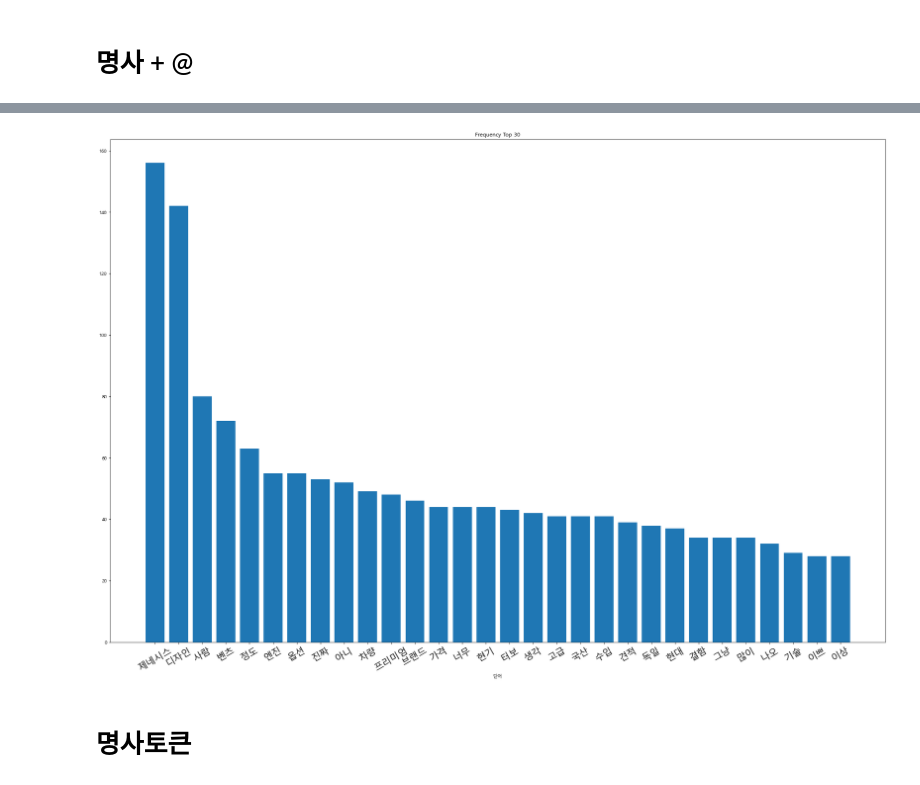
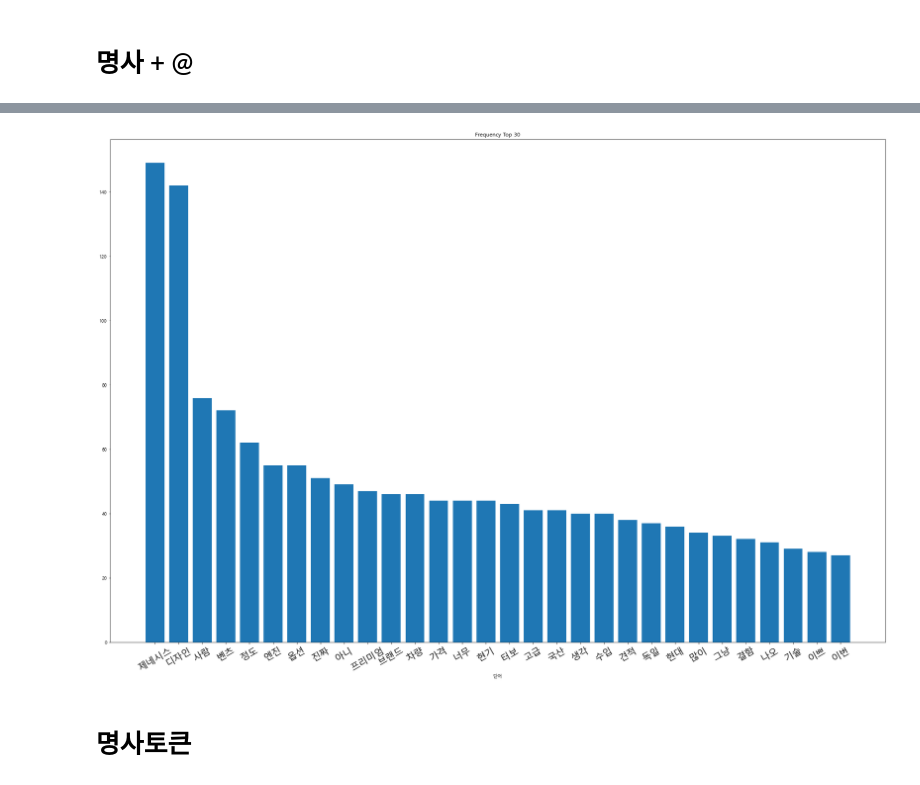
Before and after one commit to subeomsp/TIL_2, a Jupyter notebook: 네이버 자동차 리뷰 크롤링/네이버 자동차 리뷰 크롤링.ipynb, the cells around one changed output, grey strips where cells are left out. Cells and saved outputs as stored; diff of their text form; code cells hidden in the pictures.

```diff
--- a/네이버 자동차 리뷰 크롤링/네이버 자동차 리뷰 크롤링.ipynb
+++ b/네이버 자동차 리뷰 크롤링/네이버 자동차 리뷰 크롤링.ipynb
@@ -23,14 +23,39 @@ mecab = Mecab()
 # %%
 #키워드 리뷰 불러오기
 def topic_review(topic):
+
     reviews = []
     for review in review_list:
         if topic in review:
             reviews.append(review)
+
     return reviews
+
+def view_wordrank(document, max_words, ngram_min=1,ngram_max=3, min_df=2, max_df=0.8):
+
+    tf_vect = CountVectorizer(ngram_range=(ngram_min,ngram_max), min_df = min_df, max_df = max_df)
+    dtm = tf_vect.fit_transform(document)
+
+    vocab = dict()
+    for idx, word in enumerate(tf_vect.get_feature_names()):
+        vocab[word] = dtm.getcol(idx).sum()
+    words = sorted(vocab.items(), key = lambda x: x[1], reverse = True)
+
+    max = max_words
+    plt.figure(figsize=(30,20))
+    plt.bar(range(max), [i[1] for i in words[:max]])
+    plt.title('Frequency Top {}'.format(max_words))
+    plt.xlabel('단어')
+    ax = plt.subplot()
+    ax.set_xticks(range(max))
+    ax.set_xticklabels([i[0] for i in words[:max]], rotation=30, size=20)
+    plt.show()
+
+    return vocab
 
 #LDA & DTM
 def get_dtm(document, ngram_min=1, ngram_max=3, n_topics=10, n_words=20):
+
     tf_vect = CountVectorizer(ngram_range = (ngram_min,ngram_max), max_df = 0.8, min_df = 2)
     dtm = tf_vect.fit_transform(document)
 
@@ -49,10 +74,12 @@ def get_dtm(document, ngram_min=1, ngram_max=3, n_topics=10, n_words=20):
         topics[idx+1] = [(names[i], topic[i].round(2)) for i in  topic.argsort()[:-(n_words-1):-1]]
 
     dtm_matrix = lda.transform(dtm)
+
     return tf_vect, lda, dtm, topics, dtm_matrix
 
 #주제에 해당하는 리뷰 10개씩 출력
 def get_RepReview(dtm_matrix):
+
     review_dict = dict()
     for idx, vec in enumerate(dtm_matrix):
         #idx는 리뷰의 index
@@ -157,23 +195,7 @@ review_token[:10]
-# %%
-tf_vect = CountVectorizer(max_df = 0.85, max_features=10000, ngram_range=(1,3))
-dtm = tf_vect.fit_transform(review_token)
-
-vocab = dict()
-for idx, word in enumerate(tf_vect.get_feature_names()):
-    vocab[word] = dtm.getcol(idx).sum()
-words = sorted(vocab.items(), key = lambda x: x[1], reverse = True)
-
-max = 30
-plt.figure(figsize=(30,20))
-plt.bar(range(max), [i[1] for i in words[:max]])
-plt.title('Frequency Top 30')
-plt.xlabel('단어')
-ax = plt.subplot()
-ax.set_xticks(range(max))
-ax.set_xticklabels([i[0] for i in words[:max]], rotation=30, size=20)
-plt.show()
-# %% [output]
-[figure, removed]
+# %%
+token_vocab = view_wordrank(review_token, max_words=30)
+# %% [output]
+[figure, added]
 # %% [markdown]
 # 명사토큰
 # %%
```
Also changed, not shown: parts of 3 cells of this notebook.
